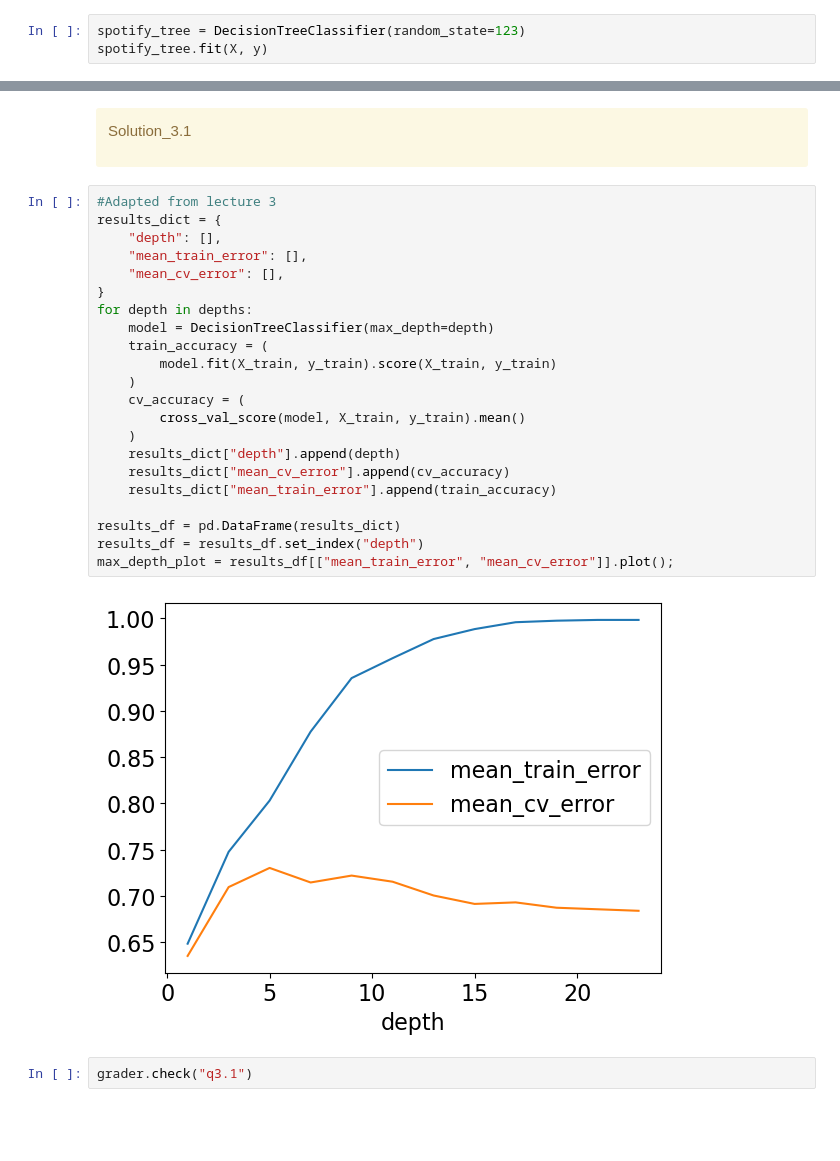
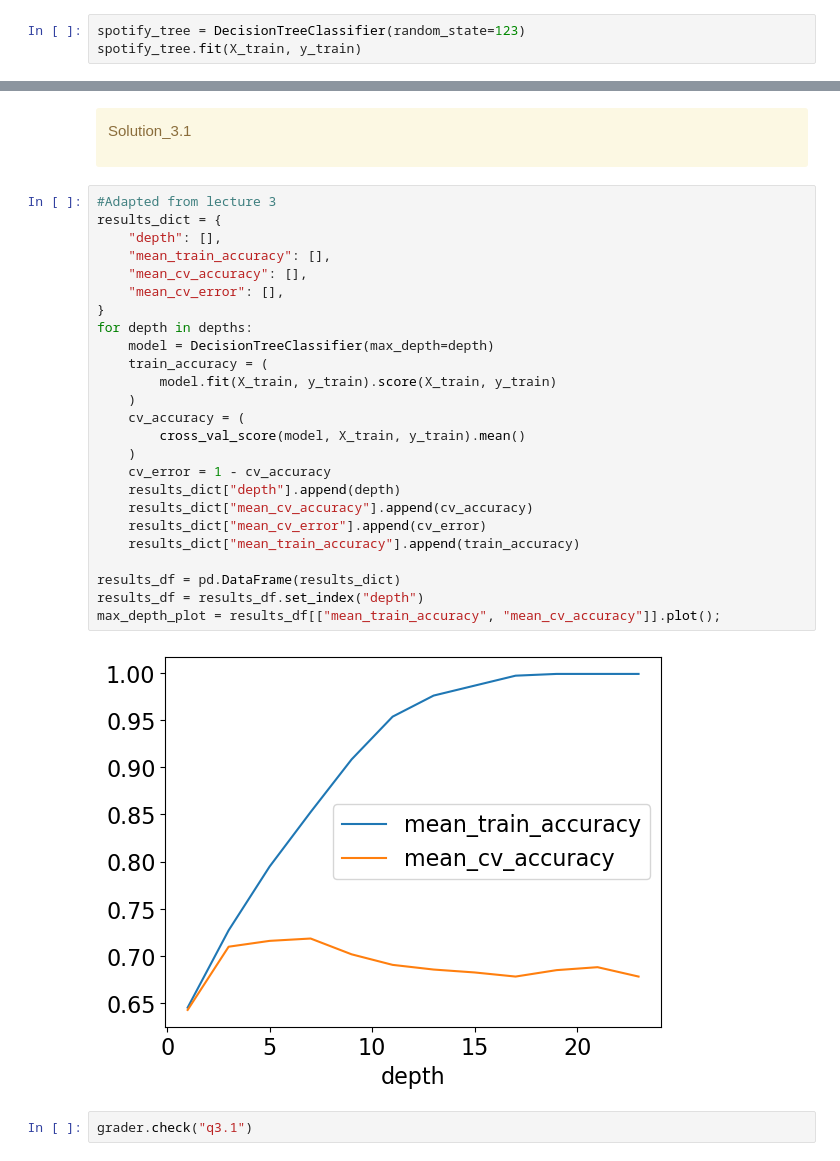
Before and after one commit to florencesitu/cpsc330, a Jupyter notebook: hw/hw2/hw2.ipynb, the cells around one changed output, grey strips where cells are left out. Saved outputs shown, nothing was run; the diff lists cells and outputs as text; blank space fills up the shorter version.

```diff
--- a/hw/hw2/hw2.ipynb
+++ b/hw/hw2/hw2.ipynb
@@ -299,7 +297,7 @@ Solution_2.2
 </div>
 # %%
 spotify_tree = DecisionTreeClassifier(random_state=123)
-spotify_tree.fit(X, y)
+spotify_tree.fit(X_train, y_train)
 # %% [output]
 DecisionTreeClassifier(random_state=123)
 # %%
@@ -434,27 +430,30 @@ Solution_3.1
 # %%
 #Adapted from lecture 3
 results_dict = {
     "depth": [],
-    "mean_train_error": [],
+    "mean_train_accuracy": [],
+    "mean_cv_accuracy": [],
     "mean_cv_error": [],
 }
 for depth in depths:
     model = DecisionTreeClassifier(max_depth=depth)
     train_accuracy = (
         model.fit(X_train, y_train).score(X_train, y_train)
     )
     cv_accuracy = (
         cross_val_score(model, X_train, y_train).mean()
     )
+    cv_error = 1 - cv_accuracy
     results_dict["depth"].append(depth)
-    results_dict["mean_cv_error"].append(cv_accuracy)
-    results_dict["mean_train_error"].append(train_accuracy)
+    results_dict["mean_cv_accuracy"].append(cv_accuracy)
+    results_dict["mean_cv_error"].append(cv_error)
+    results_dict["mean_train_accuracy"].append(train_accuracy)
 
 results_df = pd.DataFrame(results_dict)
 results_df = results_df.set_index("depth")
-max_depth_plot = results_df[["mean_train_error", "mean_cv_error"]].plot();
+max_depth_plot = results_df[["mean_train_accuracy", "mean_cv_accuracy"]].plot();
 # %% [output]
-[figure, old version]
+[figure, new version]
 # %%
 grader.check("q3.1")
 # %% [output]
```
Also changed, not shown: parts of 16 cells of this notebook, 3 other files.
